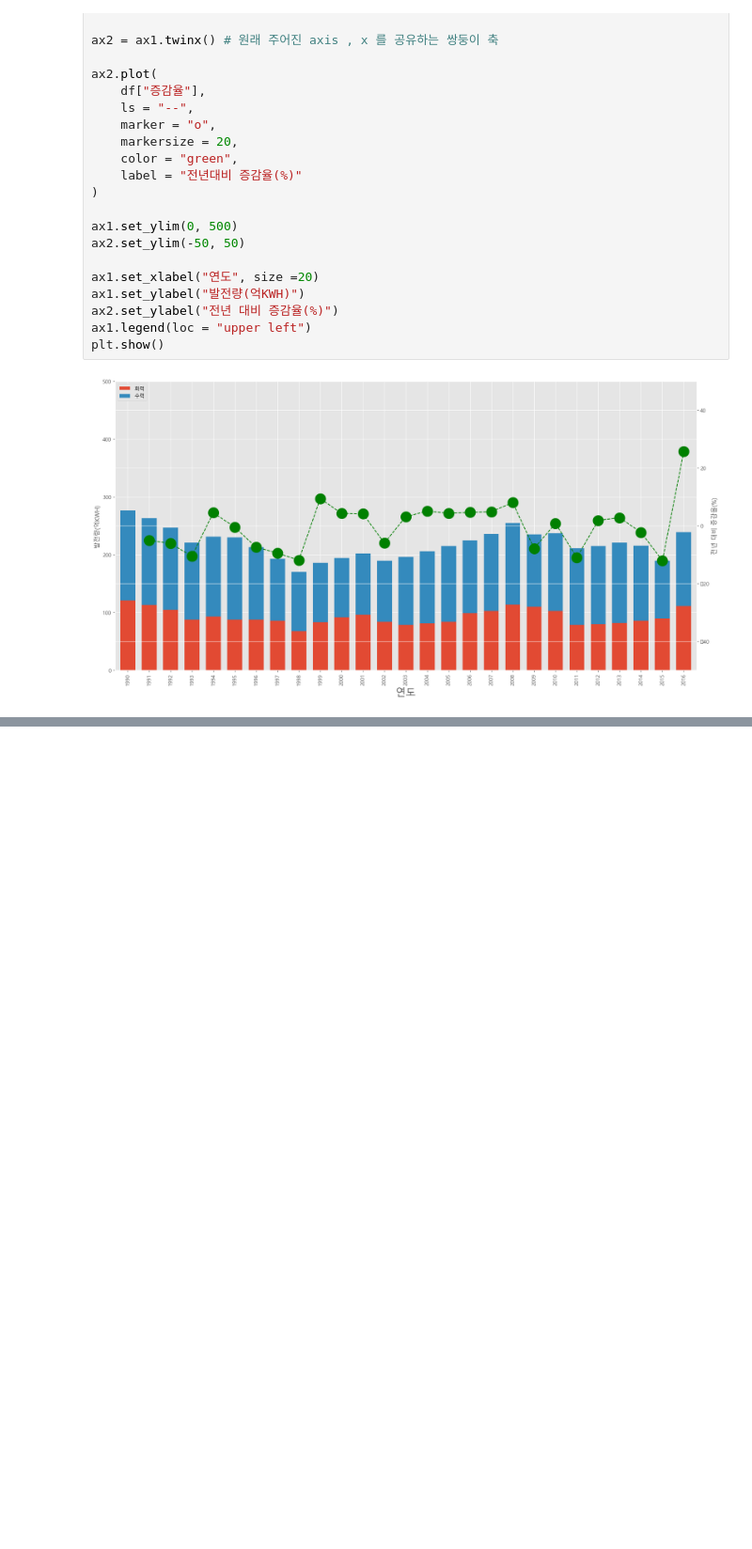
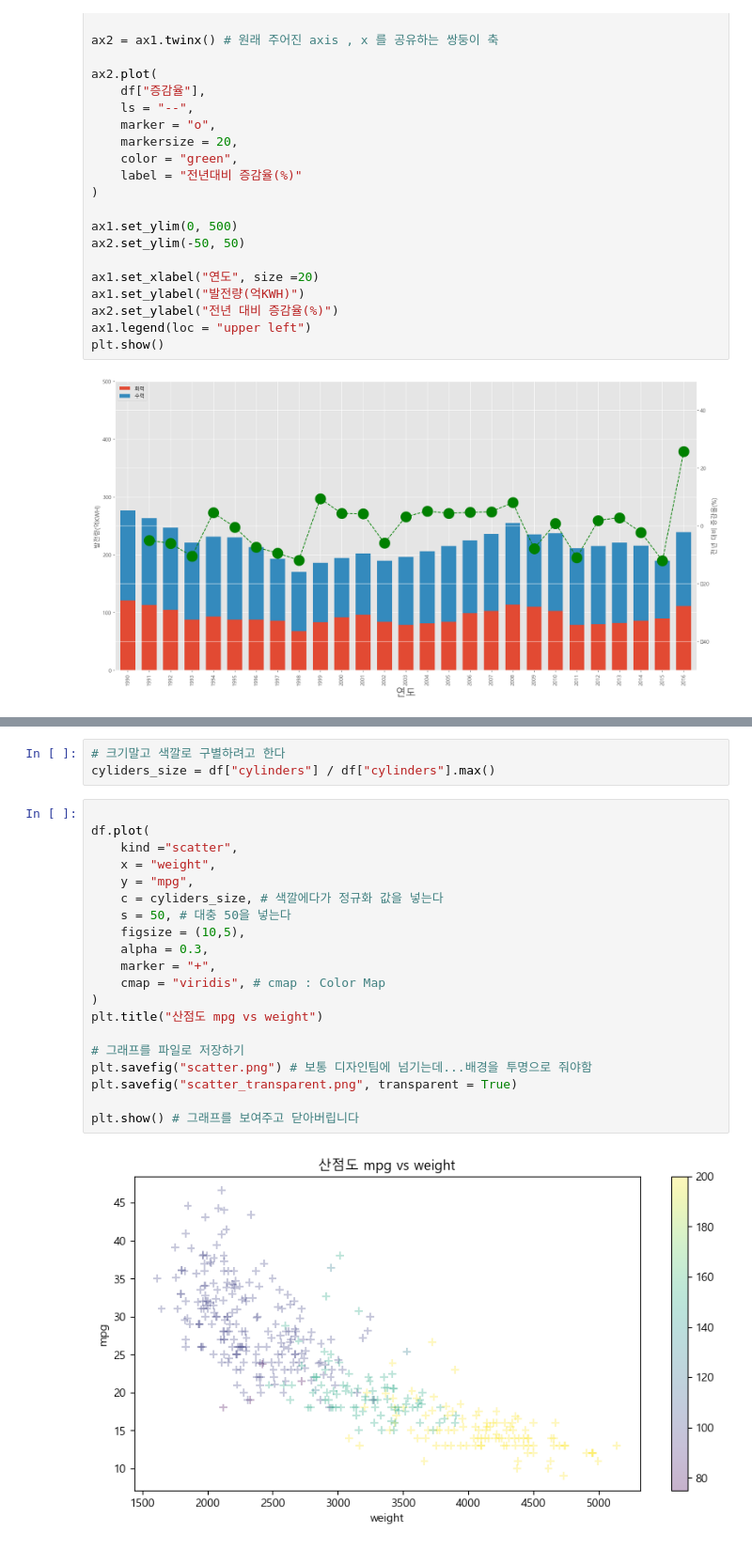
Before and after one commit to bidulgirin/data_analysis, a Jupyter notebook: 5.matplotlib_예제 .ipynb, the cells around one changed output, grey strips where cells are left out. Shown at 94% size. Cells and saved outputs as stored; diff of their text form; blank space fills up the shorter version.

```diff
--- a/5.matplotlib_예제 .ipynb
+++ b/5.matplotlib_예제 .ipynb
@@ -608,0 +691,25 @@ plt.show()
+# %%
+# 크기말고 색깔로 구별하려고 한다
+cyliders_size = df["cylinders"] / df["cylinders"].max()
+# %%
+
+df.plot(
+    kind ="scatter",
+    x = "weight",
+    y = "mpg",
+    c = cyliders_size, # 색깔에다가 정규화 값을 넣는다
+    s = 50, # 대충 50을 넣는다
+    figsize = (10,5),
+    alpha = 0.3,
+    marker = "+",
+    cmap = "viridis", # cmap : Color Map
+)
+plt.title("산점도 mpg vs weight")
+
+# 그래프를 파일로 저장하기
+plt.savefig("scatter.png") # 보통 디자인팀에 넘기는데...배경을 투명으로 줘야함
+plt.savefig("scatter_transparent.png", transparent = True)
+
+plt.show() # 그래프를 보여주고 닫아버립니다
+# %% [output]
+[figure, added]
```
Also changed, not shown: parts of 10 cells of this notebook, 15 other files.
